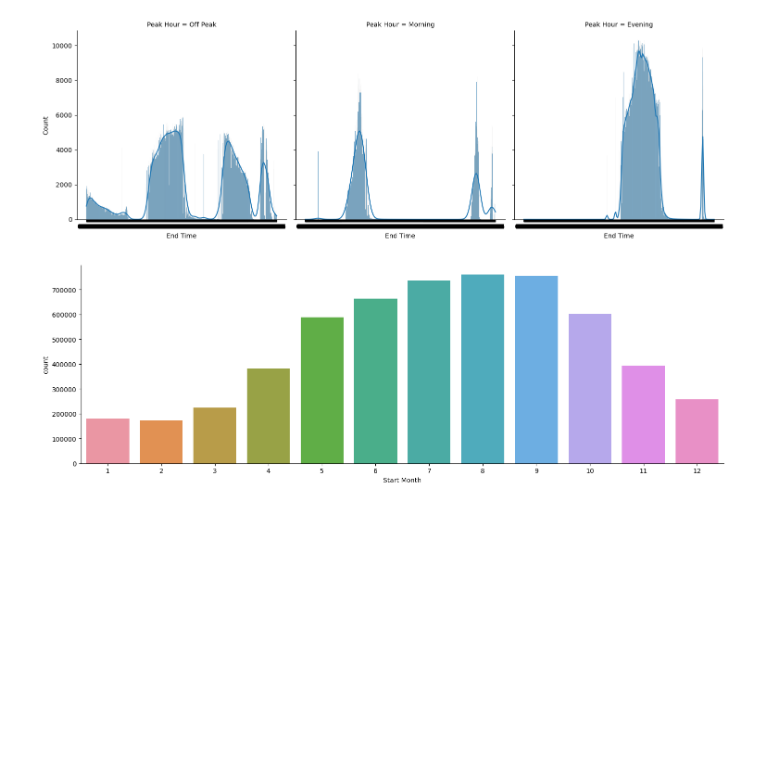
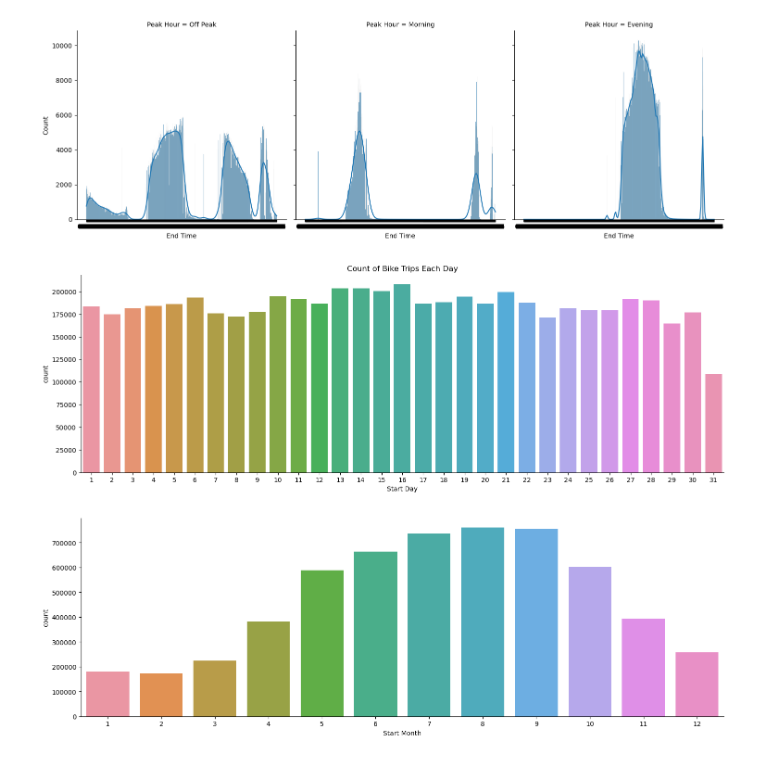
Before and after one commit to ziadharmanani/INF1340-Ridership-Analysis, a Jupyter notebook: rideshare_cleaning.ipynb, the cells around one changed output. Saved outputs shown, nothing was run; the diff lists cells and outputs as text; code cells hidden in the pictures; blank space fills up the shorter version.

```diff
--- a/rideshare_cleaning.ipynb
+++ b/rideshare_cleaning.ipynb
@@ -510,4 +511,12 @@ sns.displot(data=df, x='End Time',col='Peak Hour', kind='hist', kde='show', bins
 plt.show()
 # %% [output]
 [figure]
+# %%
+# plot categorical variable - Start Day
+sns.catplot(data=df, x='Start Day', kind='count', aspect = 3)
+plt.title('Count of Bike Trips Each Day')
+
+plt.show()
+# %% [output]
+[figure, added]
 # %%
```
Also changed, not shown: parts of 15 cells of this notebook.
